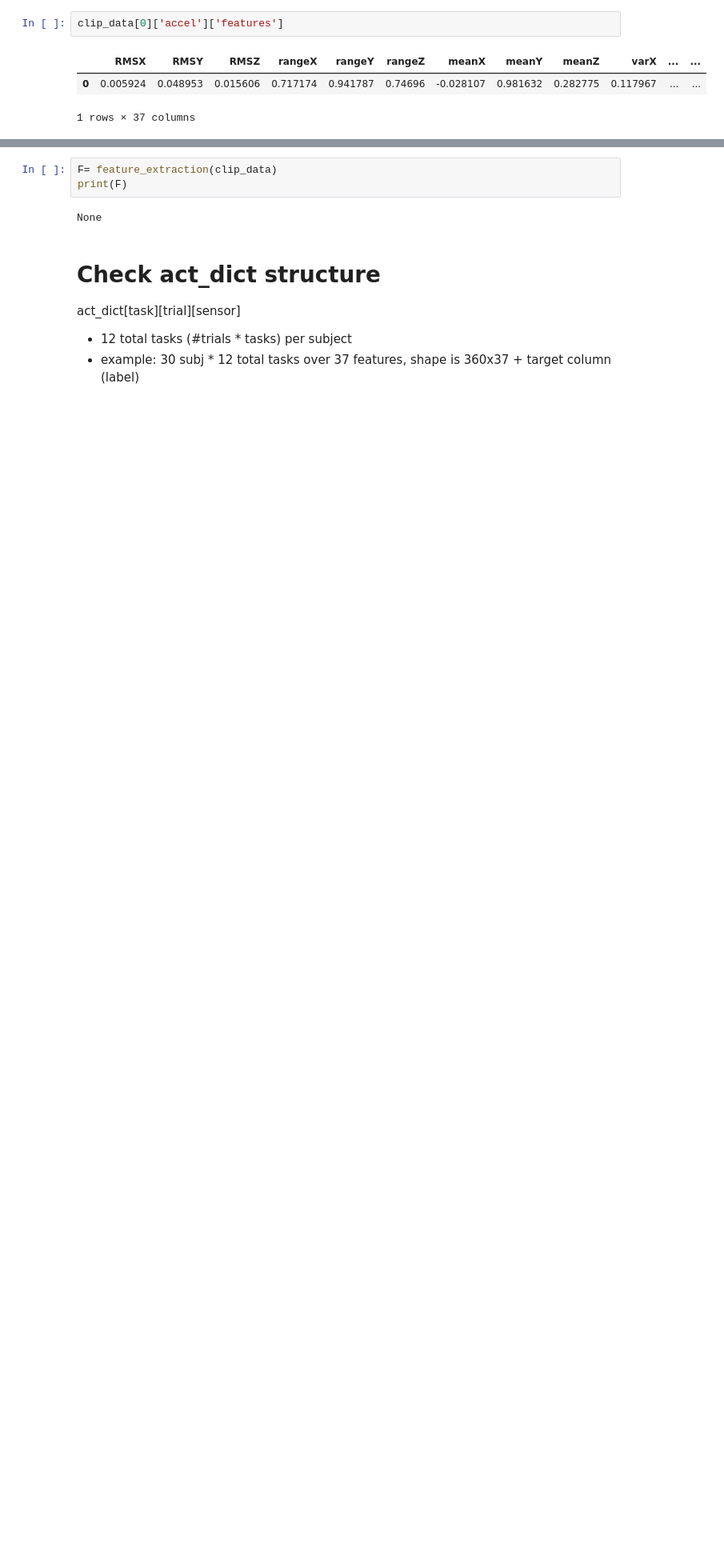
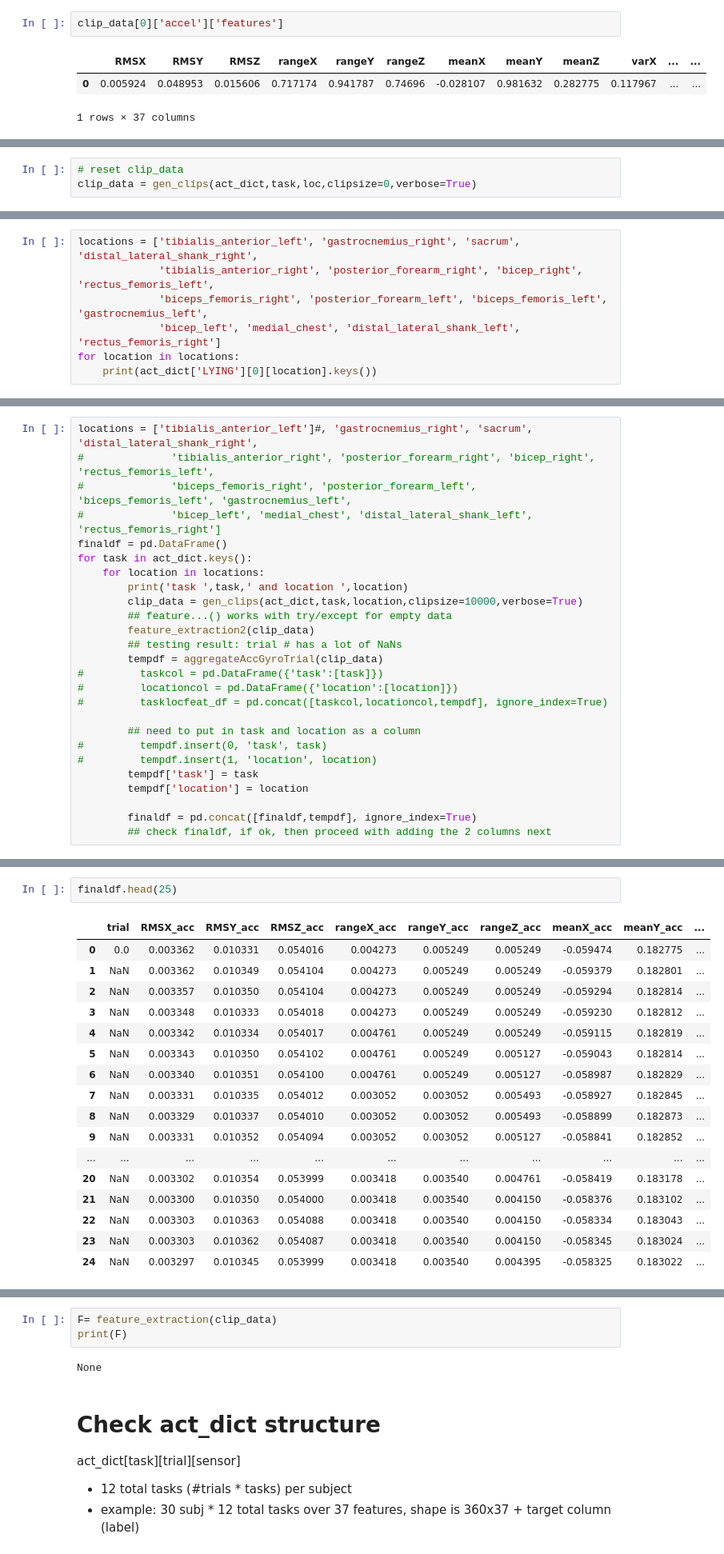
Before and after one commit to kamshee/activity-recognition-process, a Jupyter notebook: TestFeatures.ipynb, the cells around one changed output, grey strips where cells are left out. Shown at 80% size. Cells and saved outputs as stored; diff of their text form; blank space fills up the shorter version.

Commit message:
debug function to aggregate features

```diff
--- a/TestFeatures.ipynb
+++ b/TestFeatures.ipynb
@@ -120,0 +272,3 @@ clip_data[0]['accel']['features']
+# %%
+# reset clip_data
+clip_data = gen_clips(act_dict,task,loc,clipsize=0,verbose=True)
@@ -120,0 +302,7 @@ clip_data[0]['accel']['features']
+# %%
+locations = ['tibialis_anterior_left', 'gastrocnemius_right', 'sacrum', 'distal_lateral_shank_right',
+             'tibialis_anterior_right', 'posterior_forearm_right', 'bicep_right', 'rectus_femoris_left',
+             'biceps_femoris_right', 'posterior_forearm_left', 'biceps_femoris_left', 'gastrocnemius_left',
+             'bicep_left', 'medial_chest', 'distal_lateral_shank_left', 'rectus_femoris_right']
+for location in locations:
+    print(act_dict['LYING'][0][location].keys())
@@ -120,0 +357,26 @@ clip_data[0]['accel']['features']
+# %%
+locations = ['tibialis_anterior_left']#, 'gastrocnemius_right', 'sacrum', 'distal_lateral_shank_right',
+#              'tibialis_anterior_right', 'posterior_forearm_right', 'bicep_right', 'rectus_femoris_left',
+#              'biceps_femoris_right', 'posterior_forearm_left', 'biceps_femoris_left', 'gastrocnemius_left',
+#              'bicep_left', 'medial_chest', 'distal_lateral_shank_left', 'rectus_femoris_right']
+finaldf = pd.DataFrame()
+for task in act_dict.keys():
+    for location in locations:
+        print('task ',task,' and location ',location)
+        clip_data = gen_clips(act_dict,task,location,clipsize=10000,verbose=True)
+        ## feature...() works with try/except for empty data
+        feature_extraction2(clip_data)
+        ## testing result: trial # has a lot of NaNs
+        tempdf = aggregateAccGyroTrial(clip_data)
+#         taskcol = pd.DataFrame({'task':[task]})
+#         locationcol = pd.DataFrame({'location':[location]})
+#         tasklocfeat_df = pd.concat([taskcol,locationcol,tempdf], ignore_index=True)
+
+        ## need to put in task and location as a column
+#         tempdf.insert(0, 'task', task)
+#         tempdf.insert(1, 'location', location)
+        tempdf['task'] = task
+        tempdf['location'] = location
+
+        finaldf = pd.concat([finaldf,tempdf], ignore_index=True)
+        ## check finaldf, if ok, then proceed with adding the 2 columns next
@@ -120,0 +411,20 @@ clip_data[0]['accel']['features']
+# %%
+finaldf.head(25)
+# %% [output]
+|  | trial | RMSX_acc | RMSY_acc | RMSZ_acc | rangeX_acc | rangeY_acc | rangeZ_acc | meanX_acc | meanY_acc | ... |
+| 0 | 0.0 | 0.003362 | 0.010331 | 0.054016 | 0.004273 | 0.005249 | 0.005249 | -0.059474 | 0.182775 | ... |
+| 1 | NaN | 0.003362 | 0.010349 | 0.054104 | 0.004273 | 0.005249 | 0.005249 | -0.059379 | 0.182801 | ... |
+| 2 | NaN | 0.003357 | 0.010350 | 0.054104 | 0.004273 | 0.005249 | 0.005249 | -0.059294 | 0.182814 | ... |
+| 3 | NaN | 0.003348 | 0.010333 | 0.054018 | 0.004273 | 0.005249 | 0.005249 | -0.059230 | 0.182812 | ... |
+| 4 | NaN | 0.003342 | 0.010334 | 0.054017 | 0.004761 | 0.005249 | 0.005249 | -0.059115 | 0.182819 | ... |
+| 5 | NaN | 0.003343 | 0.010350 | 0.054102 | 0.004761 | 0.005249 | 0.005127 | -0.059043 | 0.182814 | ... |
+| 6 | NaN | 0.003340 | 0.010351 | 0.054100 | 0.004761 | 0.005249 | 0.005127 | -0.058987 | 0.182829 | ... |
+| 7 | NaN | 0.003331 | 0.010335 | 0.054012 | 0.003052 | 0.003052 | 0.005493 | -0.058927 | 0.182845 | ... |
+| 8 | NaN | 0.003329 | 0.010337 | 0.054010 | 0.003052 | 0.003052 | 0.005493 | -0.058899 | 0.182873 | ... |
+| 9 | NaN | 0.003331 | 0.010352 | 0.054094 | 0.003052 | 0.003052 | 0.005127 | -0.058841 | 0.182852 | ... |
+| ... | ... | ... | ... | ... | ... | ... | ... | ... | ... | ... |
+| 20 | NaN | 0.003302 | 0.010354 | 0.053999 | 0.003418 | 0.003540 | 0.004761 | -0.058419 | 0.183178 | ... |
+| 21 | NaN | 0.003300 | 0.010350 | 0.054000 | 0.003418 | 0.003540 | 0.004150 | -0.058376 | 0.183102 | ... |
+| 22 | NaN | 0.003303 | 0.010363 | 0.054088 | 0.003418 | 0.003540 | 0.004150 | -0.058334 | 0.183043 | ... |
+| 23 | NaN | 0.003303 | 0.010362 | 0.054087 | 0.003418 | 0.003540 | 0.004150 | -0.058345 | 0.183024 | ... |
+| 24 | NaN | 0.003297 | 0.010345 | 0.053999 | 0.003418 | 0.003540 | 0.004395 | -0.058325 | 0.183022 | ... |
```
Also changed, not shown: parts of 34 cells of this notebook.
